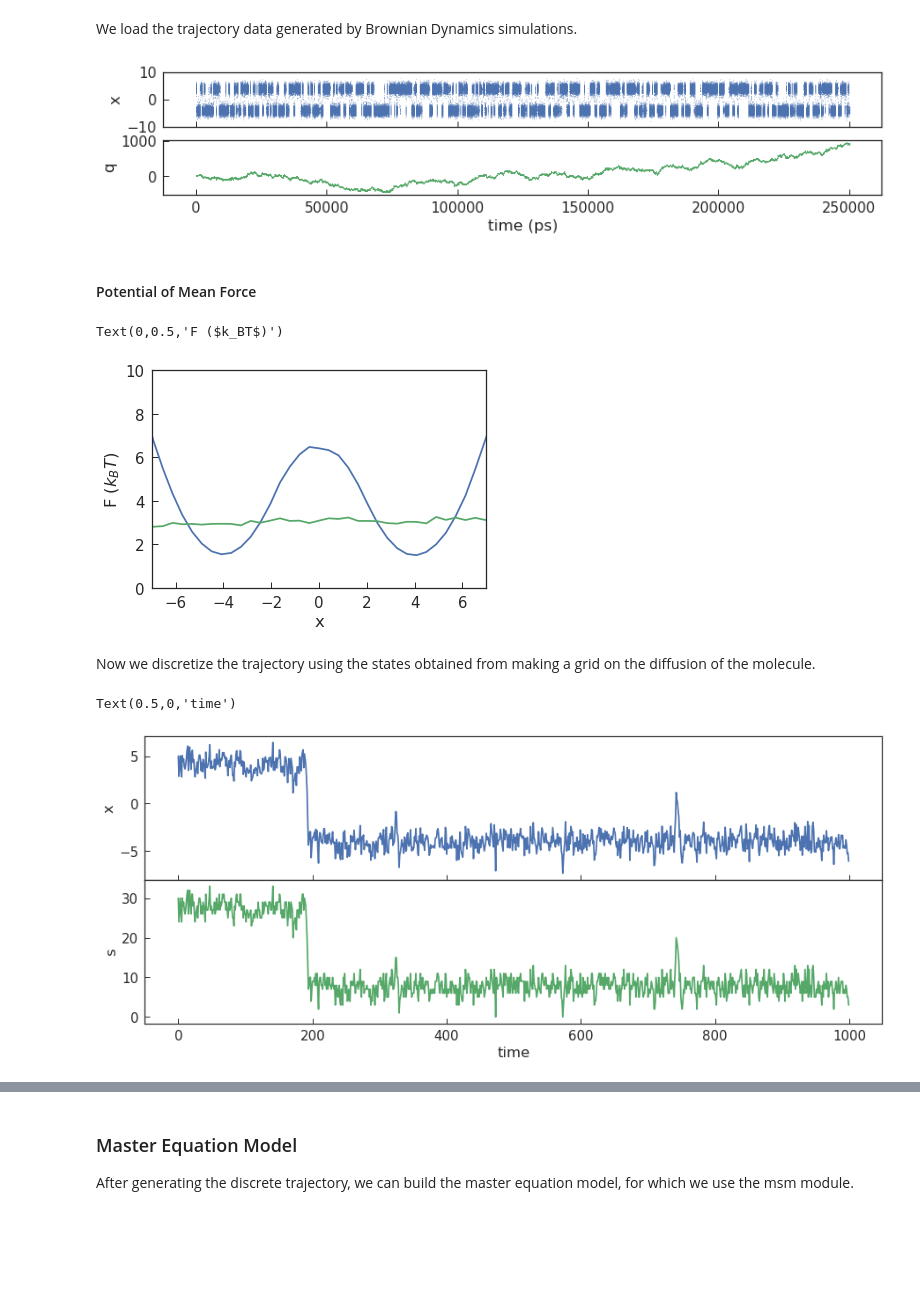
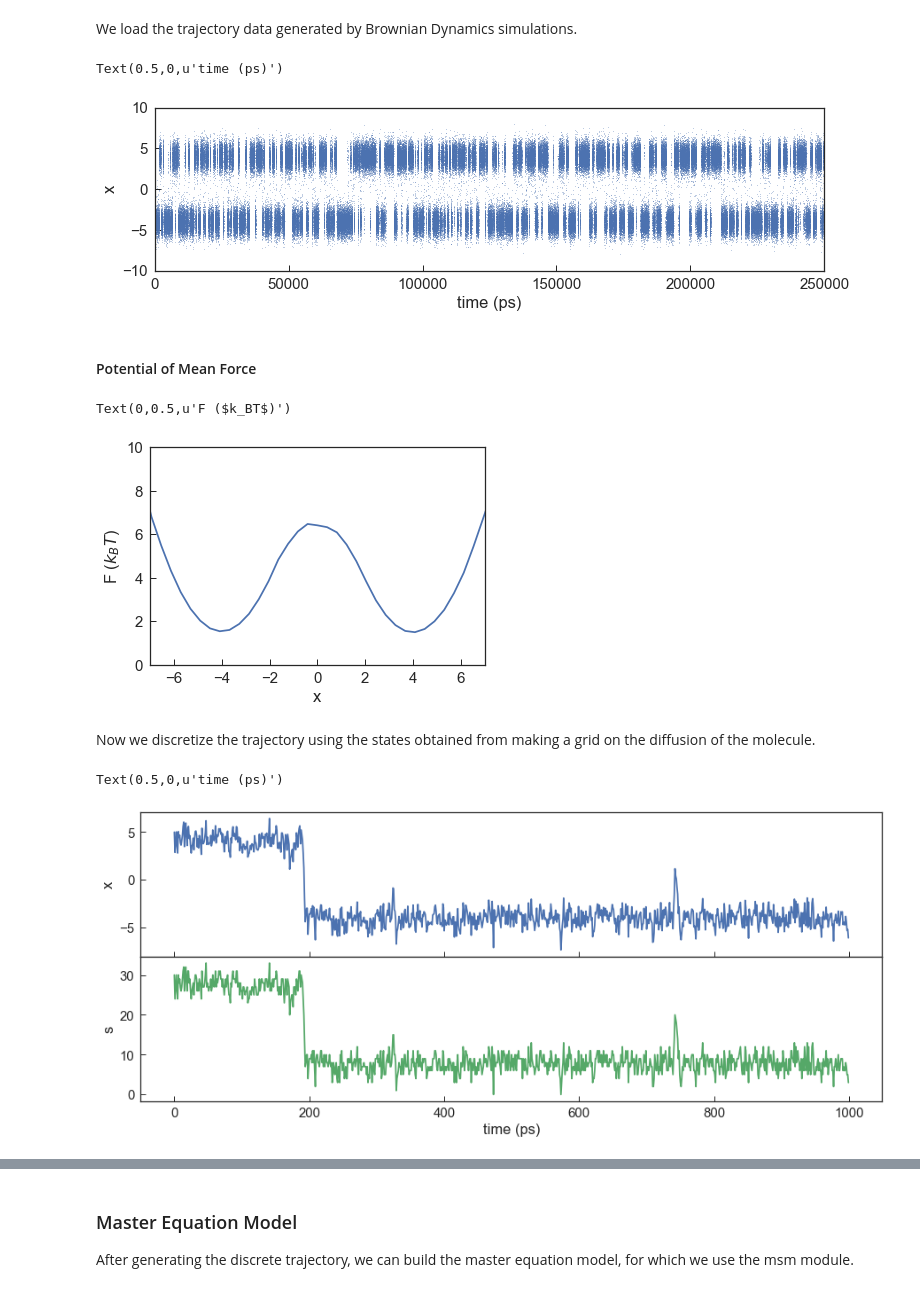
Before and after one commit to BioKT/MasterMSM, a Jupyter notebook: examples/brownian_dynamics_1D/1D_smFS_MSM.ipynb, the cells around one changed output, grey strips where cells are left out. Cells and saved outputs as stored; diff of their text form; code cells hidden in the pictures; blank space fills up the shorter version.

```diff
--- a/examples/brownian_dynamics_1D/1D_smFS_MSM.ipynb
+++ b/examples/brownian_dynamics_1D/1D_smFS_MSM.ipynb
@@ -28,25 +25,20 @@ f = h5py.File(h5file, 'r')
 data = np.array(f['data'])
 f.close()
 # %%
-fig, ax = plt.subplots(2,1,figsize=(12,3), sharex=True,sharey=False)
-ax[0].plot(data[:,0],data[:,1],'.', markersize=1)
-ax[1].plot(data[:,0],data[:,2],'g.', markersize=1)
-ax[0].set_ylim(-10,10)
-ax[0].set_ylabel('x')
-ax[1].set_ylabel('q')
-ax[1].set_xlabel('time (ps)')
-plt.tight_layout(h_pad=0)
+fig, ax = plt.subplots(figsize=(12,3))
+ax.plot(data[:,0],data[:,1],'.', markersize=1)
+ax.set_ylim(-10,10)
+ax.set_xlim(0,250000)
+ax.set_ylabel('x')
+ax.set_xlabel('time (ps)')
 # %% [output]
+Text(0.5,0,u'time (ps)')
-[figure, old version]
+[figure, new version]
 # %% [markdown]
 #### Potential of Mean Force
 # %%
 fig, ax = plt.subplots(figsize=(6,4))
 hist, bin_edges = np.histogram(data[:,1], bins=np.linspace(-10,10,50), normed=True)
-bin_centers = [0.5*(bin_edges[i]+bin_edges[i+1]) \
-               for i in range(len(bin_edges)-1)]
-ax.plot(bin_centers, -np.log(hist))
-hist, bin_edges = np.histogram(data[:,2], bins=np.linspace(-10,10,50), normed=True)
 bin_centers = [0.5*(bin_edges[i]+bin_edges[i+1]) \
                for i in range(len(bin_edges)-1)]
 ax.plot(bin_centers, -np.log(hist))
@@ -55,8 +47,8 @@ ax.set_ylim(0,10)
 ax.set_xlabel('x')
 ax.set_ylabel('F ($k_BT$)')
 # %% [output]
-Text(0,0.5,'F ($k_BT$)')
+Text(0,0.5,u'F ($k_BT$)')
-[figure, old version]
+[figure, new version]
 # %% [markdown]
 Now we discretize the trajectory using the states obtained from making a grid on the diffusion of the molecule.
 # %%
@@ -69,10 +61,10 @@ ax[0].plot(range(0,len(data[:,1][:1000])),data[:,1][:1000])
 ax[1].plot(range(0,len(assigned_trj[:1000])),assigned_trj[:1000],color="g")
 ax[0].set_ylabel('x')
 ax[1].set_ylabel("s")
-ax[1].set_xlabel("time")
+ax[1].set_xlabel("time (ps)")
 # %% [output]
-Text(0.5,0,'time')
+Text(0.5,0,u'time (ps)')
-[figure, old version]
+[figure, new version]
 # %%
 fig,ax=plt.subplots(2,1,figsize=(25,6))
 plt.subplots_adjust(wspace=0, hspace=0)
```
Also changed, not shown: parts of 9 cells of this notebook.
